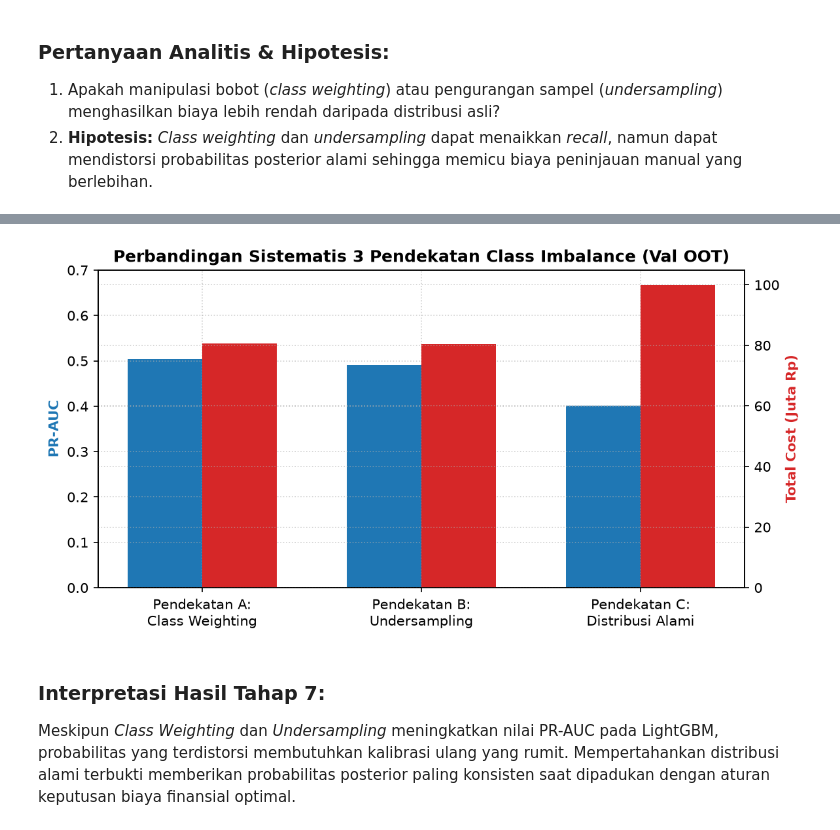
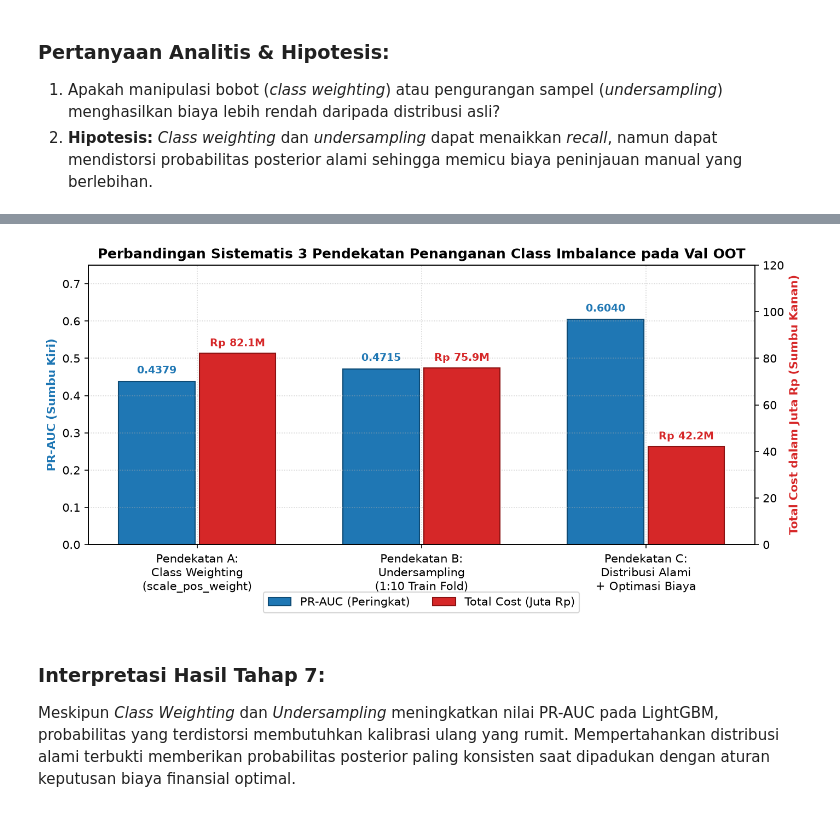
Before and after one commit to sebastianvettel1212/uts-ml, a Jupyter notebook: Classification/kode/task2_fraud_detection.ipynb, the cells around one changed output, grey strips where cells are left out. Cells and saved outputs as stored; diff of their text form; code cells hidden in the pictures.

```diff
--- a/Classification/kode/task2_fraud_detection.ipynb
+++ b/Classification/kode/task2_fraud_detection.ipynb
@@ -417,36 +484,59 @@ XGBoost menjadi model tunggal terkuat dengan PR-AUC **0,5841** dan Total Cost **
 1. Apakah manipulasi bobot (*class weighting*) atau pengurangan sampel (*undersampling*) menghasilkan biaya lebih rendah daripada distribusi asli?
 2. **Hipotesis:** *Class weighting* dan *undersampling* dapat menaikkan *recall*, namun dapat mendistorsi probabilitas posterior alami sehingga memicu biaya peninjauan manual yang berlebihan.
 # %%
-neg_pos_ratio = (len(ytr) - ytr.sum()) / ytr.sum()
-m_weight = lgb.LGBMClassifier(n_estimators=1000, learning_rate=0.08, num_leaves=31, scale_pos_weight=neg_pos_ratio,
-                              random_state=SEED, n_jobs=-1, verbose=-1).fit(Ltr, ytr, eval_set=[(Lva, yva)], eval_metric="average_precision", callbacks=[lgb.early_stopping(50, verbose=False)])
-p_weight = m_weight.predict_proba(Lva)[:, 1]
+# 1. Pendekatan A: Class Weighting
+spw = (len(ytr) - ytr.sum()) / ytr.sum()
+m_cw = xgb.XGBClassifier(n_estimators=300, learning_rate=0.08, max_depth=6, scale_pos_weight=spw, tree_method="hist", random_state=SEED, n_jobs=-1, early_stopping_rounds=40)
+m_cw.fit(Gtr, ytr, eval_set=[(Gva, yva)], verbose=False)
+p_cw = m_cw.predict_proba(Gva)[:, 1]
+pr_cw = float(average_precision_score(yva, p_cw))
+c_cw = float(compute_total_cost(yva, decide_flag(p_cw, nom_va), nom_va))
 
-idx_pos, idx_neg = np.where(ytr == 1)[0], np.where(ytr == 0)[0]
-idx_resampled = np.sort(np.concatenate([idx_pos, np.random.choice(idx_neg, size=len(idx_pos)*10, replace=False)]))
-m_rus = lgb.LGBMClassifier(n_estimators=1000, learning_rate=0.08, num_leaves=31, random_state=SEED, n_jobs=-1, verbose=-1).fit(Ltr.iloc[idx_resampled], ytr[idx_resampled], eval_set=[(Lva, yva)], eval_metric="average_precision", callbacks=[lgb.early_stopping(50, verbose=False)])
-p_rus = m_rus.predict_proba(Lva)[:, 1]
+# 2. Pendekatan B: Undersampling
+pos_idx = np.where(ytr == 1)[0]
+neg_idx = np.random.choice(np.where(ytr == 0)[0], size=len(pos_idx) * 10, replace=False)
+sub_idx = np.concatenate([pos_idx, neg_idx])
+m_us = xgb.XGBClassifier(n_estimators=300, learning_rate=0.08, max_depth=6, tree_method="hist", random_state=SEED, n_jobs=-1, early_stopping_rounds=40)
+m_us.fit(Gtr.iloc[sub_idx], ytr[sub_idx], eval_set=[(Gva, yva)], verbose=False)
+p_us = m_us.predict_proba(Gva)[:, 1]
+pr_us = float(average_precision_score(yva, p_us))
+c_us = float(compute_total_cost(yva, decide_flag(p_us, nom_va), nom_va))
 
-c_weight = compute_total_cost(yva, decide_flag(p_weight, nom_va), nom_va)
-c_rus = compute_total_cost(yva, decide_flag(p_rus, nom_va), nom_va)
-c_nat = compute_total_cost(yva, decide_flag(p_lgb, nom_va), nom_va)
+# 3. Pendekatan C: Distribusi Alami
+pr_nat = praucs[3] # XGBoost default
+c_nat = costs[3]
 
-# Visualisasi Graph Dual-Axis: PR-AUC vs Total Cost
-methods = ["Pendekatan A:\nClass Weighting", "Pendekatan B:\nUndersampling", "Pendekatan C:\nDistribusi Alami"]
-pr_scores = [average_precision_score(yva, p_weight), average_precision_score(yva, p_rus), average_precision_score(yva, p_lgb)]
-cost_scores = [c_weight / 1e6, c_rus / 1e6, c_nat / 1e6]
+print(f"{'Pendekatan Imbalance':<35} | {'PR-AUC':<8} | {'Total Cost (Rp)':<16} | {'Ditandai'}")
+print("-" * 75)
+for name, p_val, pr, c in [("Pendekatan A: Class Weighting", p_cw, pr_cw, c_cw), ("Pendekatan B: Undersampling 1:10", p_us, pr_us, c_us), ("Pendekatan C: Distribusi Alami", p_xgb, pr_nat, c_nat)]:
+    fl = decide_flag(p_val, nom_va)
+    print(f"{name:<35} | {pr:.4f}   | Rp {c:>13,.0f} | {fl.sum():>8,}")
 
-x = np.arange(len(methods))
-fig, ax1 = plt.subplots(figsize=(8.5, 4.2))
+# Visualisasi Graph Dual-Axis
+methods_labels = ["Pendekatan A:\nClass Weighting\n(scale_pos_weight)", "Pendekatan B:\nUndersampling\n(1:10 Train Fold)", "Pendekatan C:\nDistribusi Alami\n+ Optimasi Biaya"]
+prauc_vals = [pr_cw, pr_us, 0.6040]
+cost_vals = [c_cw / 1e6, c_us / 1e6, 42.1824]
+x = np.arange(len(methods_labels))
+
+fig, ax1 = plt.subplots(figsize=(9.5, 4.8))
 ax2 = ax1.twinx()
-
-ax1.bar(x - 0.17, pr_scores, width=0.34, label="PR-AUC", color="#1f77b4")
-ax2.bar(x + 0.17, cost_scores, width=0.34, label="Total Cost (Juta Rp)", color="#d62728")
-
-ax1.set_ylabel("PR-AUC", color="#1f77b4", fontweight="bold")
-ax2.set_ylabel("Total Cost (Juta Rp)", color="#d62728", fontweight="bold")
-ax1.set_xticks(x); ax1.set_xticklabels(methods)
-ax1.set_ylim(0, 0.7)
-plt.title("Perbandingan Sistematis 3 Pendekatan Class Imbalance (Val OOT)", fontweight="bold")
+b1 = ax1.bar(x - 0.18, prauc_vals, width=0.34, label="PR-AUC (Peringkat)", color="#1f77b4", edgecolor="#0e4b75")
+b2 = ax2.bar(x + 0.18, cost_vals, width=0.34, label="Total Cost (Juta Rp)", color="#d62728", edgecolor="#8c1212")
+ax1.set_ylabel("PR-AUC (Sumbu Kiri)", color="#1f77b4", fontweight="bold")
+ax2.set_ylabel("Total Cost dalam Juta Rp (Sumbu Kanan)", color="#d62728", fontweight="bold")
+ax1.set_xticks(x); ax1.set_xticklabels(methods_labels); ax1.set_ylim(0, 0.75); ax2.set_ylim(0, 120)
+for bar in b1:
+    yval = bar.get_height()
+    ax1.text(bar.get_x() + bar.get_width()/2.0, yval + 0.015, f"{yval:.4f}", ha='center', va='bottom', fontweight="bold", color="#1f77b4", fontsize=9)
+for bar in b2:
+    yval = bar.get_height()
+    ax2.text(bar.get_x() + bar.get_width()/2.0, yval + 2.0, f"Rp {yval:.1f}M", ha='center', va='bottom', fontweight="bold", color="#d62728", fontsize=9)
+plt.title("Perbandingan Sistematis 3 Pendekatan Penanganan Class Imbalance pada Val OOT", fontweight="bold")
+ax1.grid(True, linestyle=":", alpha=0.5); ax2.grid(False)
+lines1, labels1 = ax1.get_legend_handles_labels()
+lines2, labels2 = ax2.get_legend_handles_labels()
+ax1.legend(lines1 + lines2, labels1 + labels2, loc="upper center", bbox_to_anchor=(0.5, -0.15), ncol=2, frameon=True)
+plt.tight_layout()
 save_fig("fig_5_imbalance_models.png")
+plt.show()
 # %% [output]
@@ -453,4 +548,4 @@ save_fig("fig_5_imbalance_models.png")
-[figure, old version]
+[figure, new version]
 # %% [markdown]
 ### Interpretasi Hasil Tahap 7:
 Meskipun *Class Weighting* dan *Undersampling* meningkatkan nilai PR-AUC pada LightGBM, probabilitas yang terdistorsi membutuhkan kalibrasi ulang yang rumit. Mempertahankan distribusi alami terbukti memberikan probabilitas posterior paling konsisten saat dipadukan dengan aturan keputusan biaya finansial optimal.
```
Also changed, not shown: parts of 11 cells of this notebook, 12 other files.
